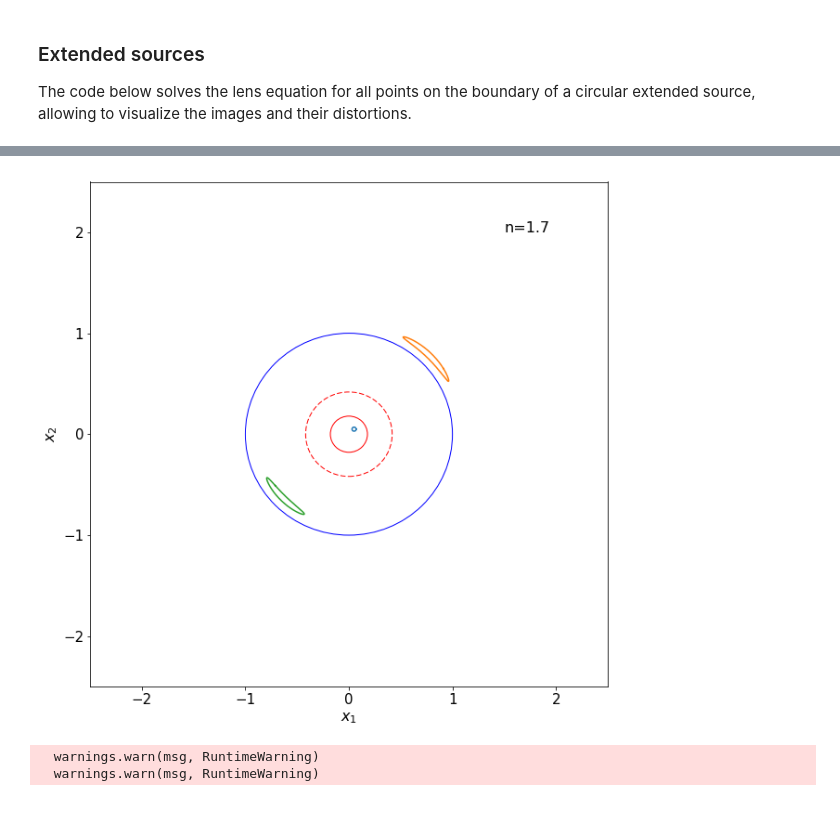
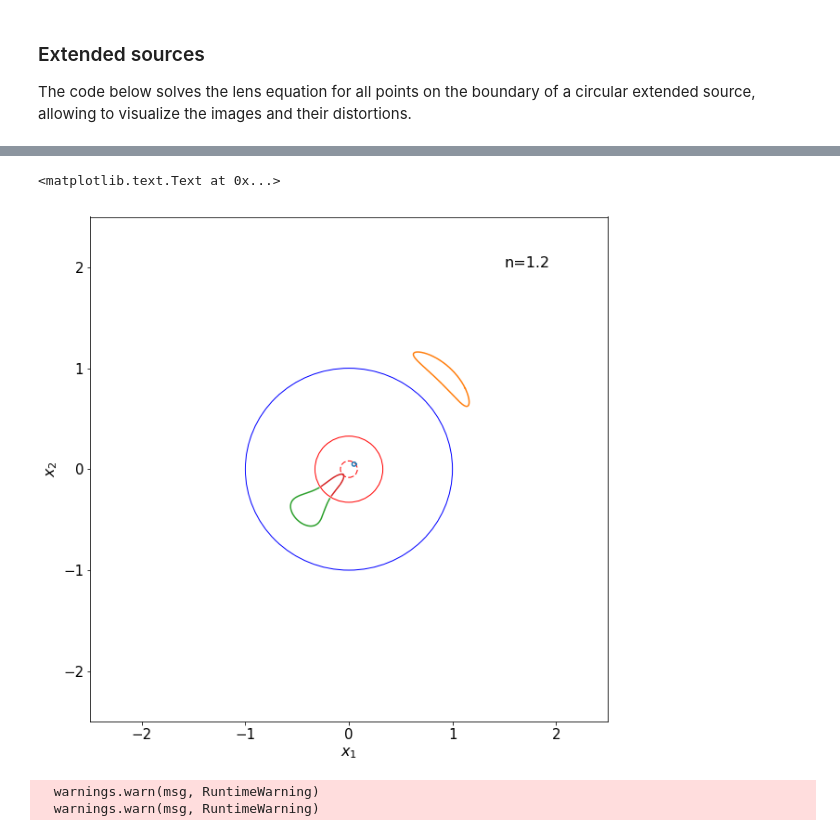
Before and after one commit to maxmen/ScuolaMilano, a Jupyter notebook: SLtutorial.ipynb, the cells around one changed output, grey strips where cells are left out. Cells and saved outputs as stored; diff of their text form; code cells hidden in the pictures.

```diff
--- a/SLtutorial.ipynb
+++ b/SLtutorial.ipynb
@@ -355,7 +355,7 @@ Some noticeable properties:
 
 The code below solves the lens equation for all points on the boundary of a circular extended source, allowing to visualize the images and their distortions.
 # %%
-nl=1.7
+nl=1.2
 pl=pl_lens(co,n=nl)
 yc1=0.05
 yc2=0.05
@@ -399,4 +400,5 @@ ax.text(1.5,2,'n='+str(nl),fontsize=16)
+<matplotlib.text.Text at 0x...>
-[figure, old version]
+[figure, new version]
 # %%
 nl=[1.05,1.2,1.4,1.9]
 px=[0,0,1,1]
```
Also changed, not shown: parts of 28 cells of this notebook, 1 other file.
